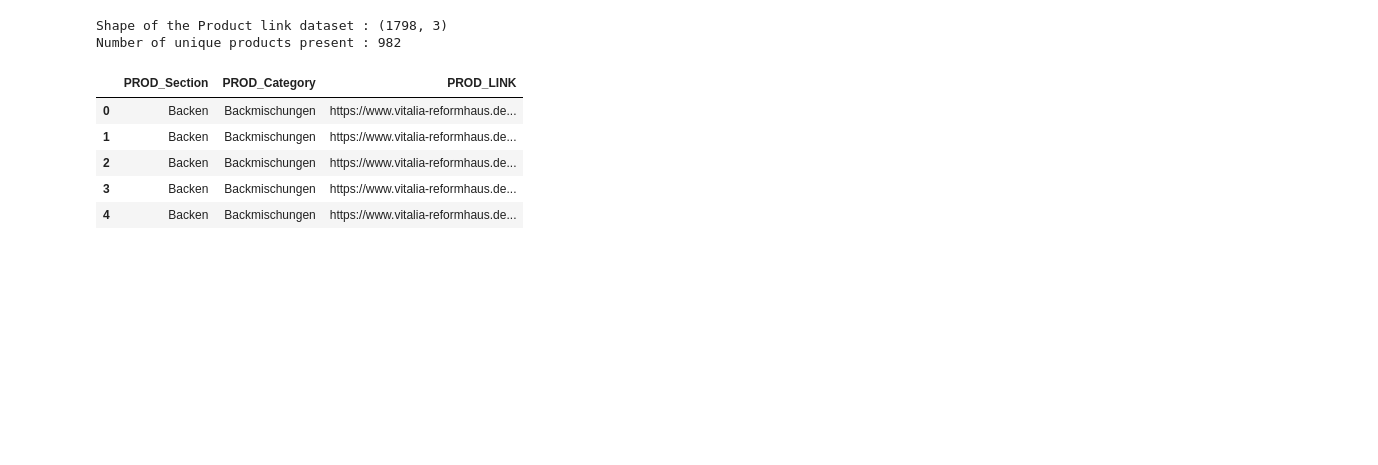
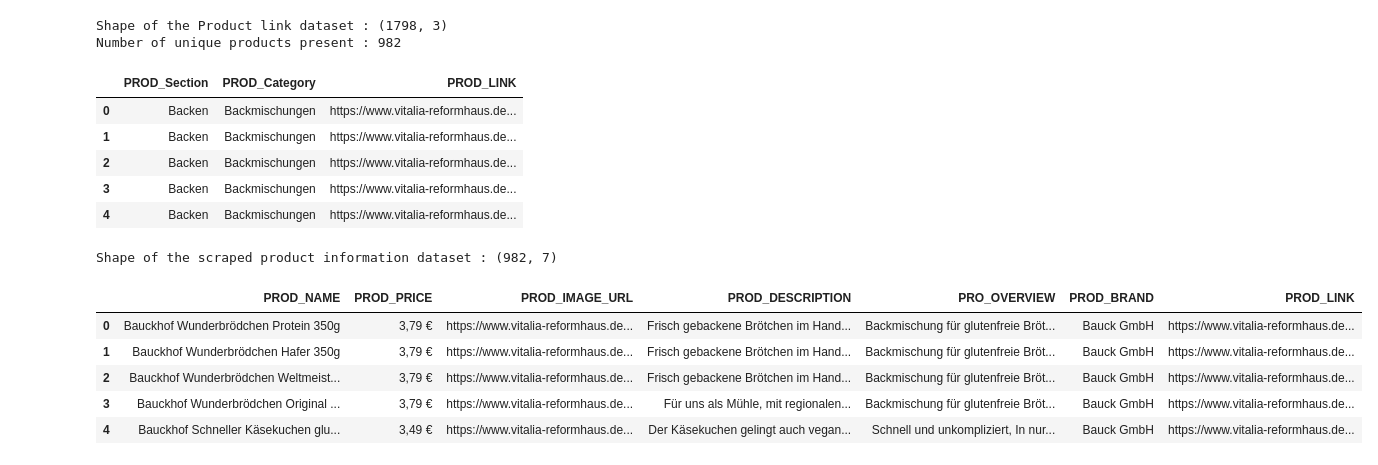
Before and after one commit to jishnukoliyadan/VITALIA-GmbH-Web-Scrapping, a Jupyter notebook: Grocery_Product_Scrapping.ipynb, the cells around one changed output. Saved outputs shown, nothing was run; the diff lists cells and outputs as text; code cells hidden in the pictures; blank space fills up the shorter version.

```diff
--- a/Grocery_Product_Scrapping.ipynb
+++ b/Grocery_Product_Scrapping.ipynb
@@ -269,3 +267,14 @@ for link in tqdm(product_link_df.PROD_LINK.unique()):
     sleep(3)
 
 scrapped_products_df.to_csv('data/intermediate/scrapped_product_information.csv', index = False)
+# %%
+print(f'Shape of the scraped product information dataset : {scrapped_products_df.shape}')
+scrapped_products_df.head()
+# %% [output]
+Shape of the scraped product information dataset : (982, 7)
+|  | PROD_NAME | PROD_PRICE | PROD_IMAGE_URL | PROD_DESCRIPTION | PRO_OVERVIEW | PROD_BRAND | PROD_LINK |
+| 0 | Bauckhof Wunderbrödchen Protein 350g | 3,79 € | https://www.vitalia-reformhaus.de... | Frisch gebackene Brötchen im Hand... | Backmischung für glutenfreie Bröt... | Bauck GmbH | https://www.vitalia-reformhaus.de... |
+| 1 | Bauckhof Wunderbrödchen Hafer 350g | 3,79 € | https://www.vitalia-reformhaus.de... | Frisch gebackene Brötchen im Hand... | Backmischung für glutenfreie Bröt... | Bauck GmbH | https://www.vitalia-reformhaus.de... |
+| 2 | Bauckhof Wunderbrödchen Weltmeist... | 3,79 € | https://www.vitalia-reformhaus.de... | Frisch gebackene Brötchen im Hand... | Backmischung für glutenfreie Bröt... | Bauck GmbH | https://www.vitalia-reformhaus.de... |
+| 3 | Bauckhof Wunderbrödchen Original ... | 3,79 € | https://www.vitalia-reformhaus.de... | Für uns als Mühle, mit regionalen... | Backmischung für glutenfreie Bröt... | Bauck GmbH | https://www.vitalia-reformhaus.de... |
+| 4 | Bauckhof Schneller Käsekuchen glu... | 3,49 € | https://www.vitalia-reformhaus.de... | Der Käsekuchen gelingt auch vegan... | Schnell und unkompliziert, In nur... | Bauck GmbH | https://www.vitalia-reformhaus.de... |
```
Also changed, not shown: parts of 6 cells of this notebook, 1 other file.
